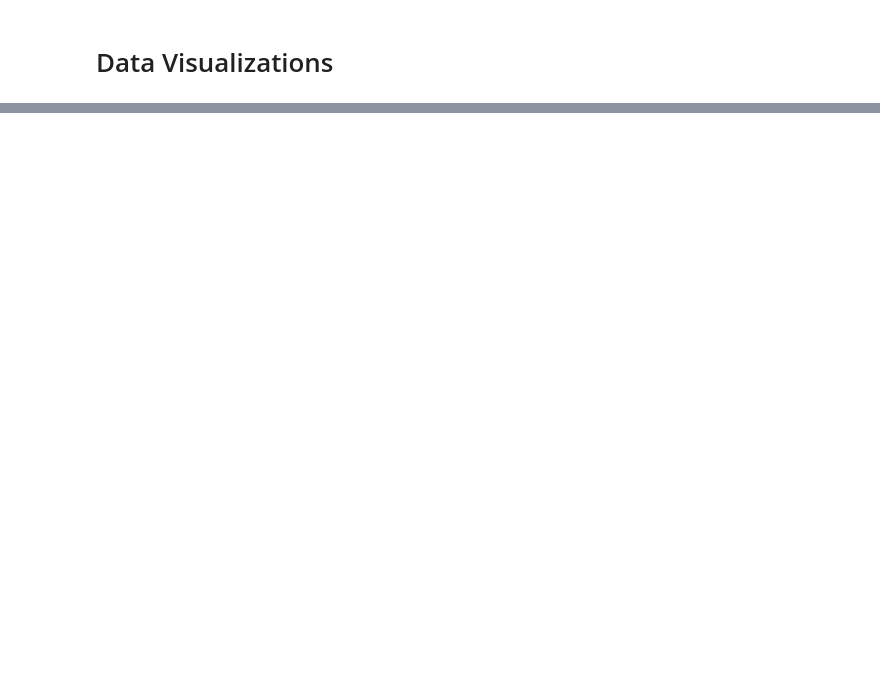
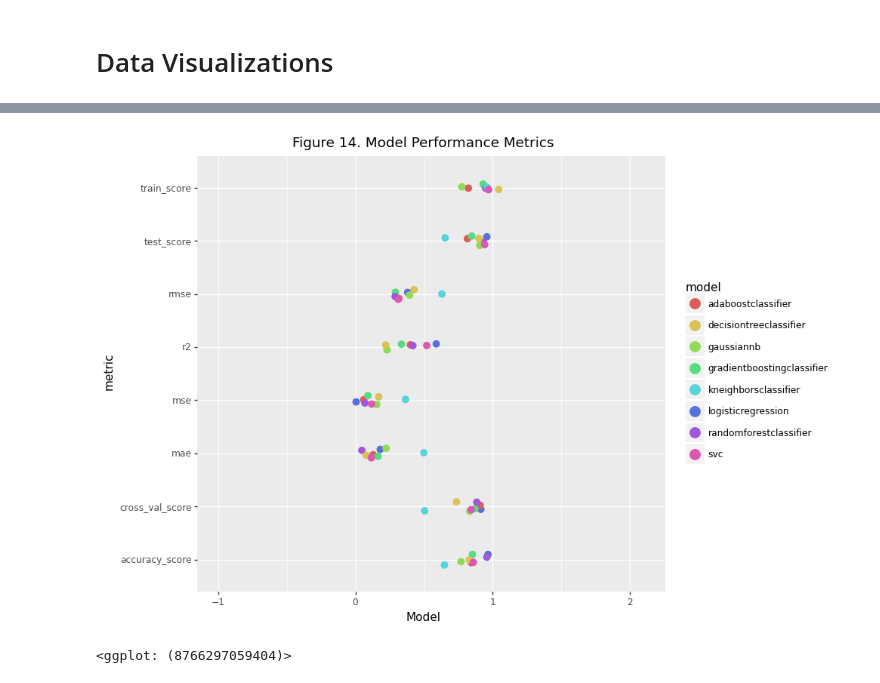
Before and after one commit to grahamwaters/Reddit-NLP-Analysis, a Jupyter notebook: notebooks/03_data_viz.ipynb, the cells around one changed output, grey strips where cells are left out. Saved outputs shown, nothing was run; the diff lists cells and outputs as text; code cells hidden in the pictures; blank space fills up the shorter version.

```diff
--- a/notebooks/03_data_viz.ipynb
+++ b/notebooks/03_data_viz.ipynb
@@ -327,0 +342,13 @@ df.head()
+# %%
+import pandas as pd
+import pandas.api.types as pdtypes
+import numpy as np
+
+from plotnine import *
+from plydata import *
+
+data = pd.read_csv('../data/master_results_dataframe.csv') # read in the data
+print(data.columns)
+# the similar columns are: cross_val_score, rmse, mae, r2, mse, train_score, test_score, and accuracy_score.
+data = data[['model','cross_val_score', 'rmse', 'mae', 'r2', 'mse', 'train_score', 'test_score', 'accuracy_score']] # select only the columns that we want to use
+data.head() # view the first 5 rows of the data
@@ -327,0 +705,26 @@ df.head()
+# %%
+# create a simple ggplot() plot
+(ggplot()
+    + theme(plot_background=element_rect(fill='#FFFFFF'))
+    + labs(title='Figure 14. Model Performance Metrics')
+    + labs(x='Model')
+    # make the points slightly jittered (vertically) (i.e. slightly offset from their actual position)
+    + geom_jitter(
+        data=point_data,
+        mapping=aes(x='value', y='metric', color='model'),
+        size=3,
+        alpha=point_alpha,
+        # make the background of the plot white
+        shape='o',
+        # make the points slightly jittered (vertically) (i.e. slightly offset from their actual position)
+        width=0.1,
+        height=0.1
+        )
+    + scale_x_continuous(limits=(-1, xgap+2))
+    + scale_fill_manual(values=['#c3ca8c', '#d1d3d4', '#f2c480'])
+    + guides(color = guide_legend(override_aes={'size': 5}))
+    + theme(figure_size=(8, 7.5))
+)
+# %% [output]
+[figure, added]
+<ggplot: (8766297059404)>
```
Also changed, not shown: parts of 16 cells of this notebook, 16 other files.
